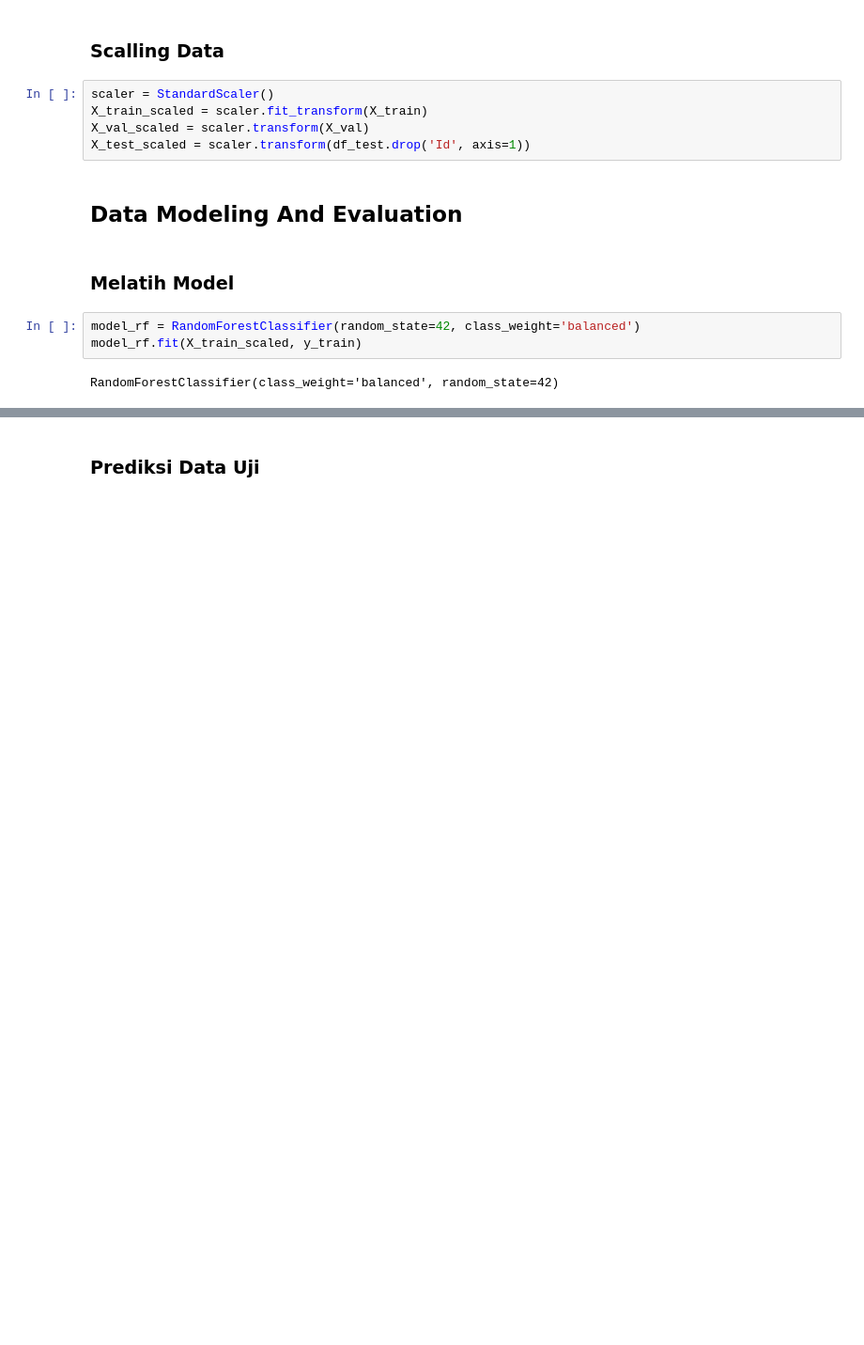
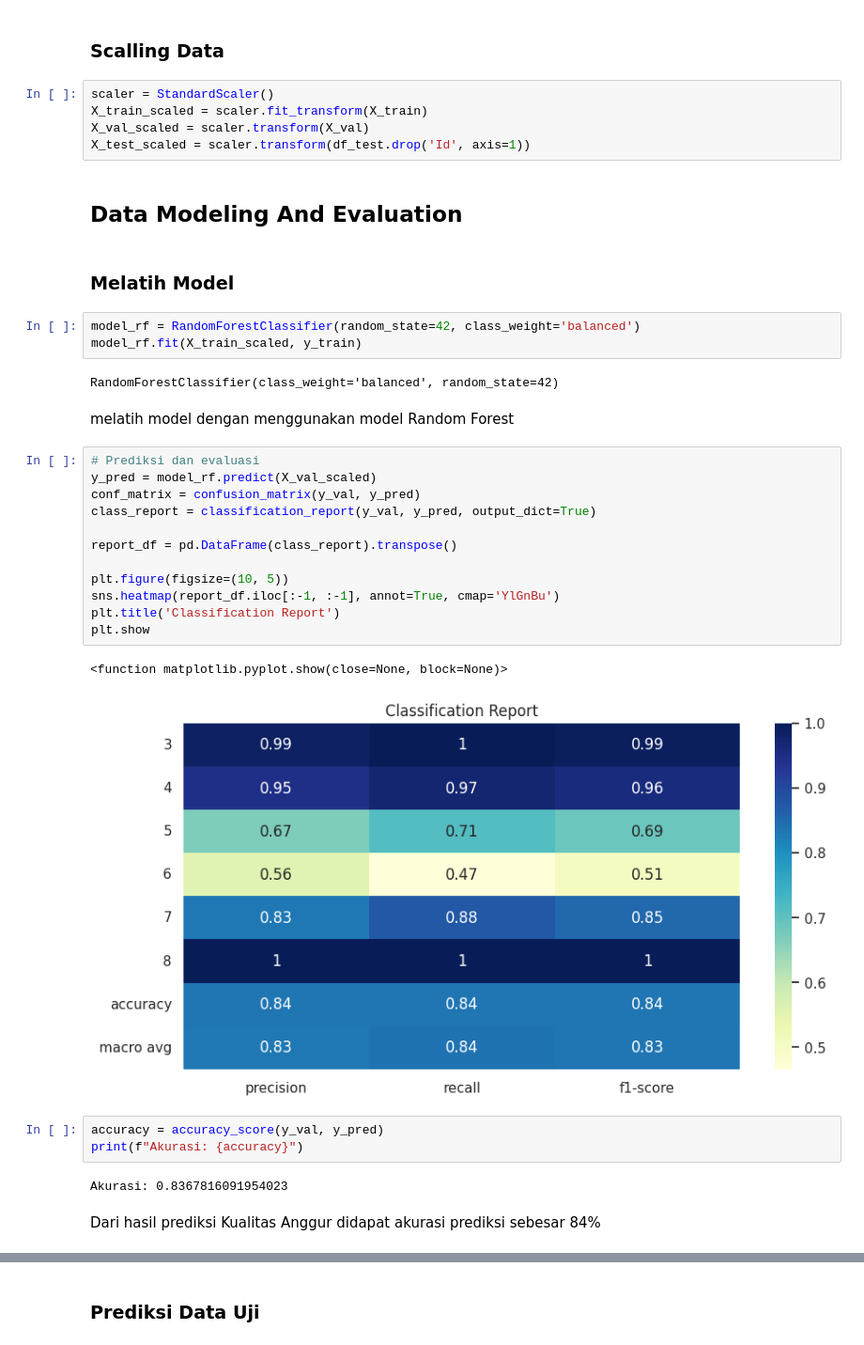
Before and after one commit to bonsnv/UTS-Machine-Learning, a Jupyter notebook: UTS_Machine_Learning_4112322020.ipynb, the cells around one changed output, grey strips where cells are left out. Shown at 94% size. Drawn from its saved outputs; the diff is of its cells as text; blank space fills up the shorter version.

```diff
--- a/UTS_Machine_Learning_4112322020.ipynb
+++ b/UTS_Machine_Learning_4112322020.ipynb
@@ -183,3 +181,27 @@ model_rf = RandomForestClassifier(random_state=42, class_weight='balanced')
 model_rf.fit(X_train_scaled, y_train)
 # %% [output]
 RandomForestClassifier(class_weight='balanced', random_state=42)
+# %% [markdown]
+melatih model dengan menggunakan model Random Forest
+# %%
+# Prediksi dan evaluasi
+y_pred = model_rf.predict(X_val_scaled)
+conf_matrix = confusion_matrix(y_val, y_pred)
+class_report = classification_report(y_val, y_pred, output_dict=True)
+
+report_df = pd.DataFrame(class_report).transpose()
+
+plt.figure(figsize=(10, 5))
+sns.heatmap(report_df.iloc[:-1, :-1], annot=True, cmap='YlGnBu')
+plt.title('Classification Report')
+plt.show
+# %% [output]
+<function matplotlib.pyplot.show(close=None, block=None)>
+[figure, added]
+# %%
+accuracy = accuracy_score(y_val, y_pred)
+print(f"Akurasi: {accuracy}")
+# %% [output]
+Akurasi: 0.8367816091954023
+# %% [markdown]
+Dari hasil prediksi Kualitas Anggur didapat akurasi prediksi sebesar 84%
```
Also changed, not shown: parts of 14 cells of this notebook.
